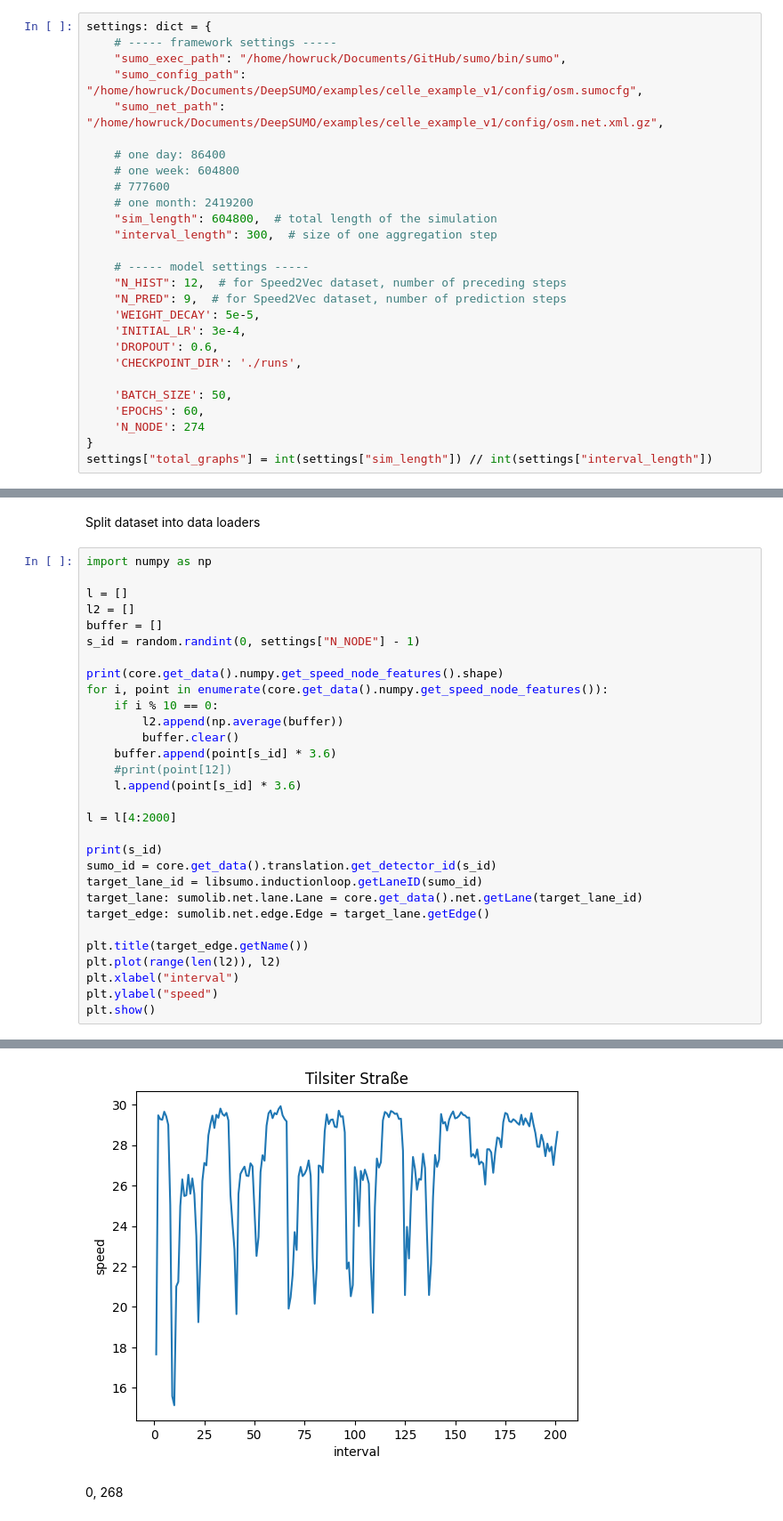
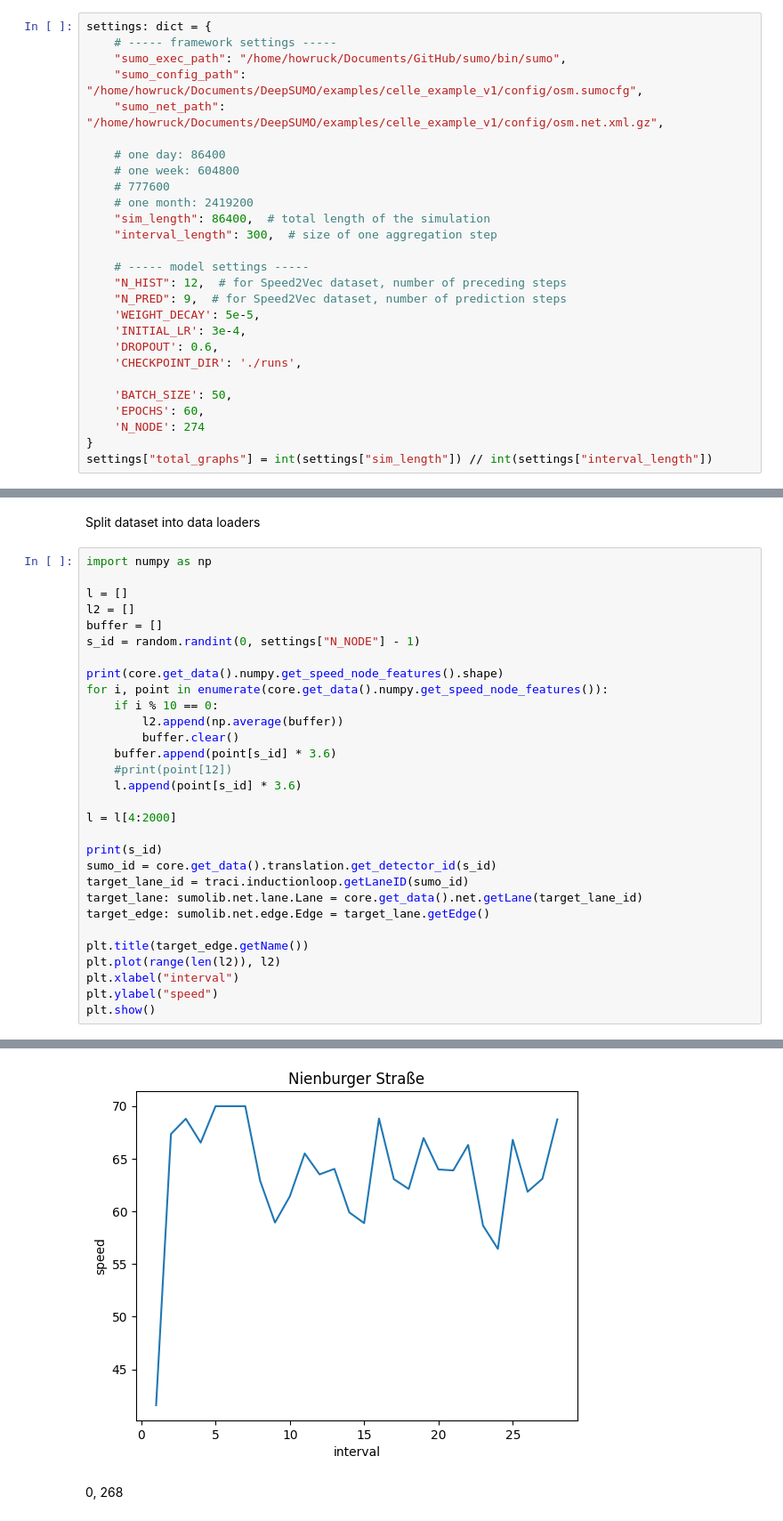
Before and after one commit to HowRuck/DeepSUMO, a Jupyter notebook: examples/celle_example_v1/example.ipynb, the cells around one changed output, grey strips where cells are left out. Shown at 89% size. Saved outputs shown, nothing was run; the diff lists cells and outputs as text.

Commit message:
switch libsumo with traci

```diff
--- a/examples/celle_example_v1/example.ipynb
+++ b/examples/celle_example_v1/example.ipynb
@@ -27,7 +27,7 @@ settings: dict = {
     # one week: 604800
     # 777600
     # one month: 2419200
-    "sim_length": 604800,  # total length of the simulation
+    "sim_length": 86400,  # total length of the simulation
     "interval_length": 300,  # size of one aggregation step
 
     # ----- model settings -----
@@ -122,7 +109,7 @@ l = l[4:2000]
 
 print(s_id)
 sumo_id = core.get_data().translation.get_detector_id(s_id)
-target_lane_id = libsumo.inductionloop.getLaneID(sumo_id)
+target_lane_id = traci.inductionloop.getLaneID(sumo_id)
 target_lane: sumolib.net.lane.Lane = core.get_data().net.getLane(target_lane_id)
 target_edge: sumolib.net.edge.Edge = target_lane.getEdge()
 
@@ -137,4 +124,4 @@ plt.show()
-[figure, old version]
+[figure, new version]
 # %% [markdown]
 0, 268
 # %%
```
Also changed, not shown: parts of 8 cells of this notebook, 8 other files.
